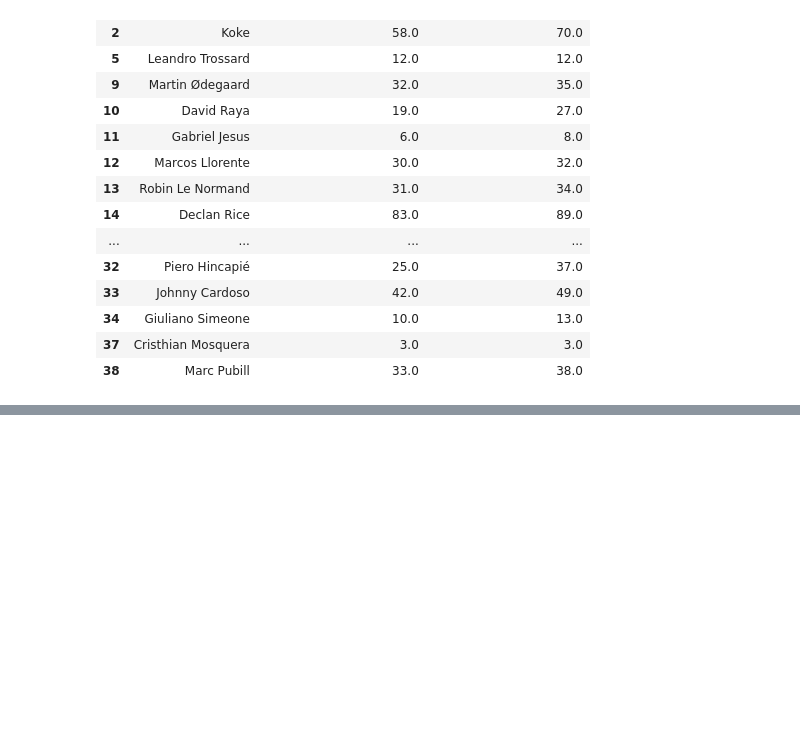
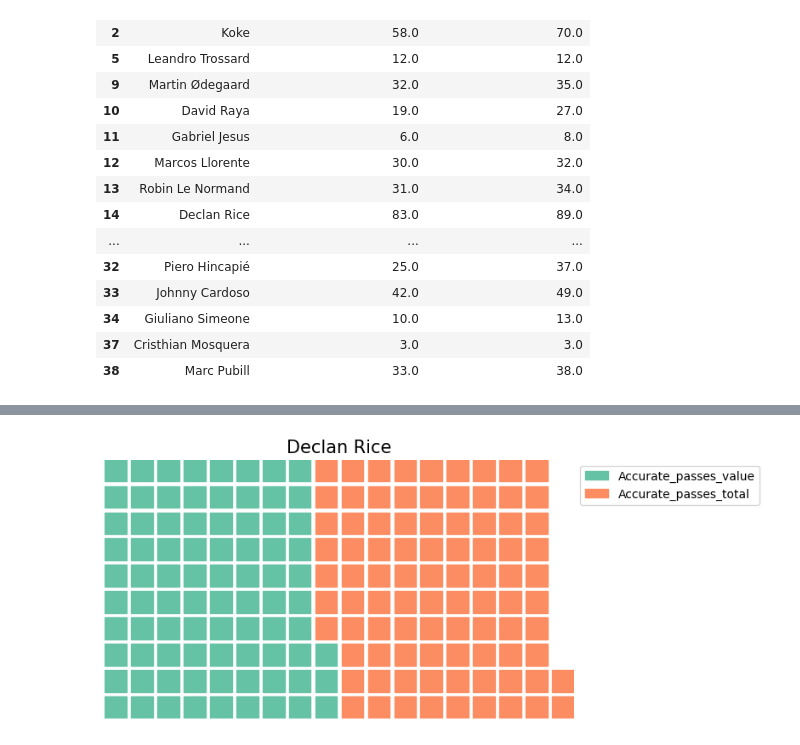
Before and after one commit to bolaxel/random-games, a Jupyter notebook: waffle_plot.ipynb, the cells around one changed output, grey strips where cells are left out. Drawn from its saved outputs; the diff is of its cells as text; code cells hidden in the pictures; blank space fills up the shorter version.

Commit message:
waffle plot for arsenal atleti

```diff
--- a/waffle_plot.ipynb
+++ b/waffle_plot.ipynb
@@ -72,0 +100,4 @@ w_df
+# %%
+# remove indexs at the top
+w_df.columns = w_df.iloc[0]
+w_df.head()
@@ -72,0 +110,4 @@ w_df
+# %%
+# drop the player names rows
+w_df = w_df.drop('name')
+w_df.head()
@@ -72,0 +119,4 @@ w_df
+# %%
+# create list with the columns
+my_list = w_df.columns.values.tolist()
+my_list
@@ -72,0 +141,4 @@ w_df
+# %%
+# new df with my_list for the columns
+w_df = pd.DataFrame(w_df, columns=my_list)
+w_df.head()
@@ -72,0 +150,20 @@ w_df
+# %%
+fig = plt.figure(
+    FigureClass=Waffle,
+    values=w_df.iloc[:,0],
+    labels=list(w_df.index),
+    rows=10,
+    title={
+        'label':my_list[0],
+        'fontdict': {
+            'fontsize': 15
+        }
+    },
+    figsize=(8,4),
+    legend={
+        'loc': 'upper left',
+        'bbox_to_anchor': (1, 1)
+    },
+)
+# %% [output]
+[figure, added]
```
Also changed, not shown: parts of 9 cells of this notebook.
